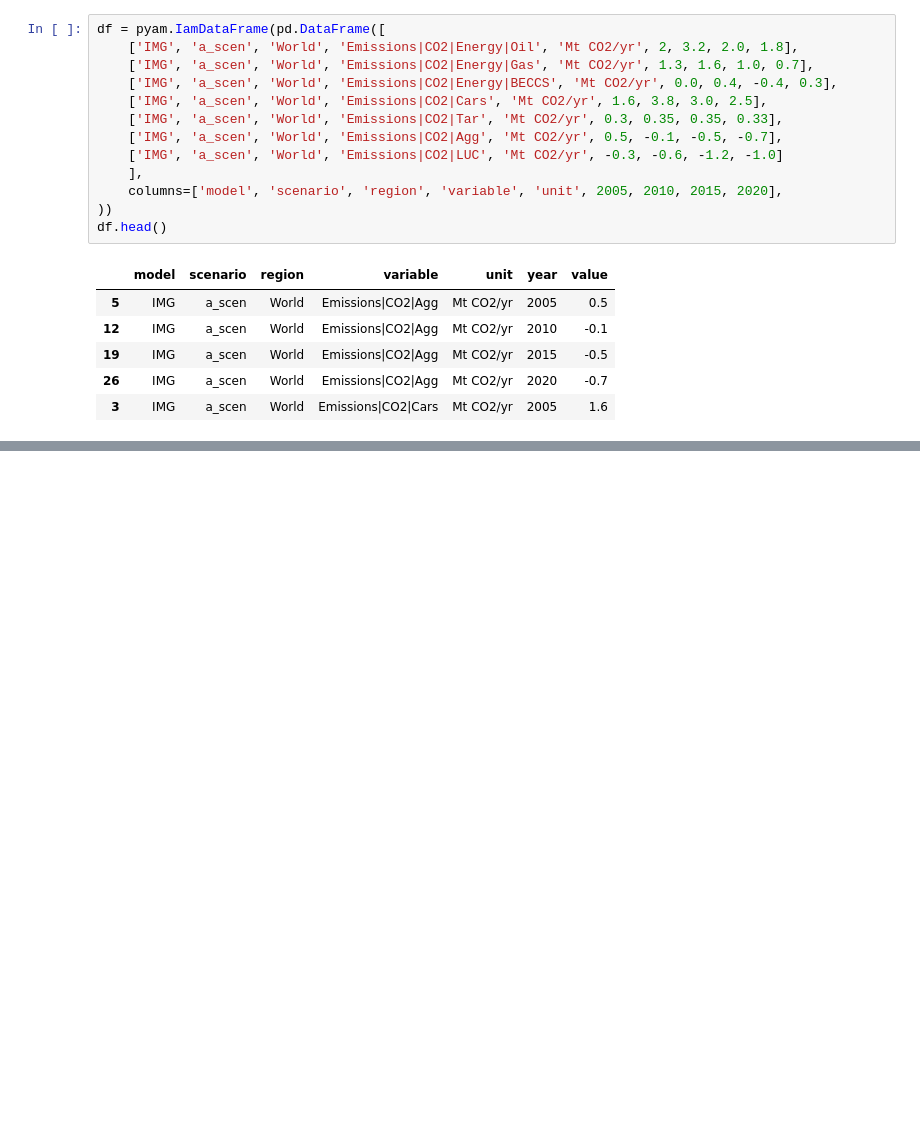
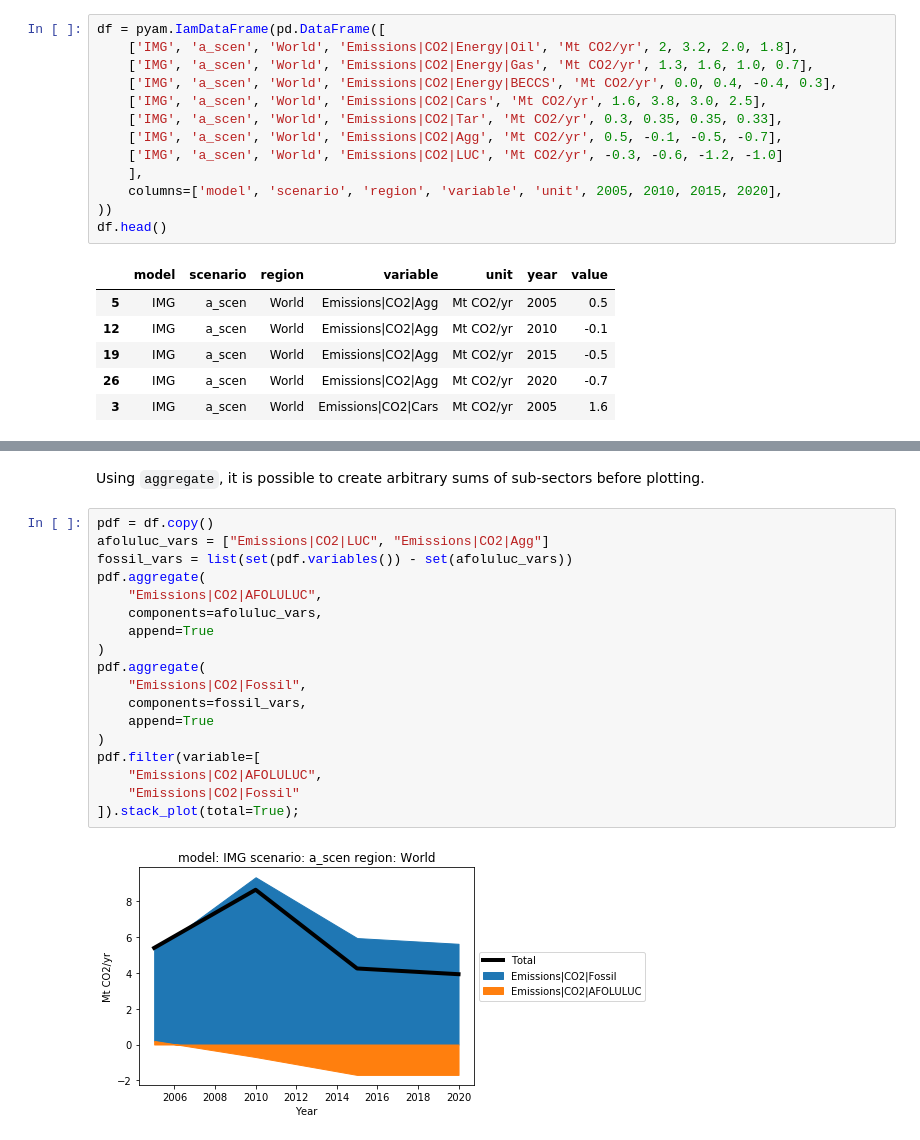
Before and after one commit to IAMconsortium/pyam, a Jupyter notebook: doc/source/tutorials/plot_aggregated_variables.ipynb, the cells around one changed output, grey strips where cells are left out. Saved outputs shown, nothing was run; the diff lists cells and outputs as text; blank space fills up the shorter version.

```diff
--- a/doc/source/tutorials/plot_aggregated_variables.ipynb
+++ b/doc/source/tutorials/plot_aggregated_variables.ipynb
@@ -255,0 +62,22 @@ plt.savefig('stack_plot_total_negative_emissions.png')
+# %% [markdown]
+Using `aggregate`, it is possible to create arbitrary sums of sub-sectors before plotting.
+# %%
+pdf = df.copy()
+afoluluc_vars = ["Emissions|CO2|LUC", "Emissions|CO2|Agg"]
+fossil_vars = list(set(pdf.variables()) - set(afoluluc_vars))
+pdf.aggregate(
+    "Emissions|CO2|AFOLULUC",
+    components=afoluluc_vars,
+    append=True
+)
+pdf.aggregate(
+    "Emissions|CO2|Fossil",
+    components=fossil_vars,
+    append=True
+)
+pdf.filter(variable=[
+    "Emissions|CO2|AFOLULUC",
+    "Emissions|CO2|Fossil"
+]).stack_plot(total=True);
+# %% [output]
+[figure, added]
```
Also changed, not shown: parts of 29 cells of this notebook, 4 other files.
